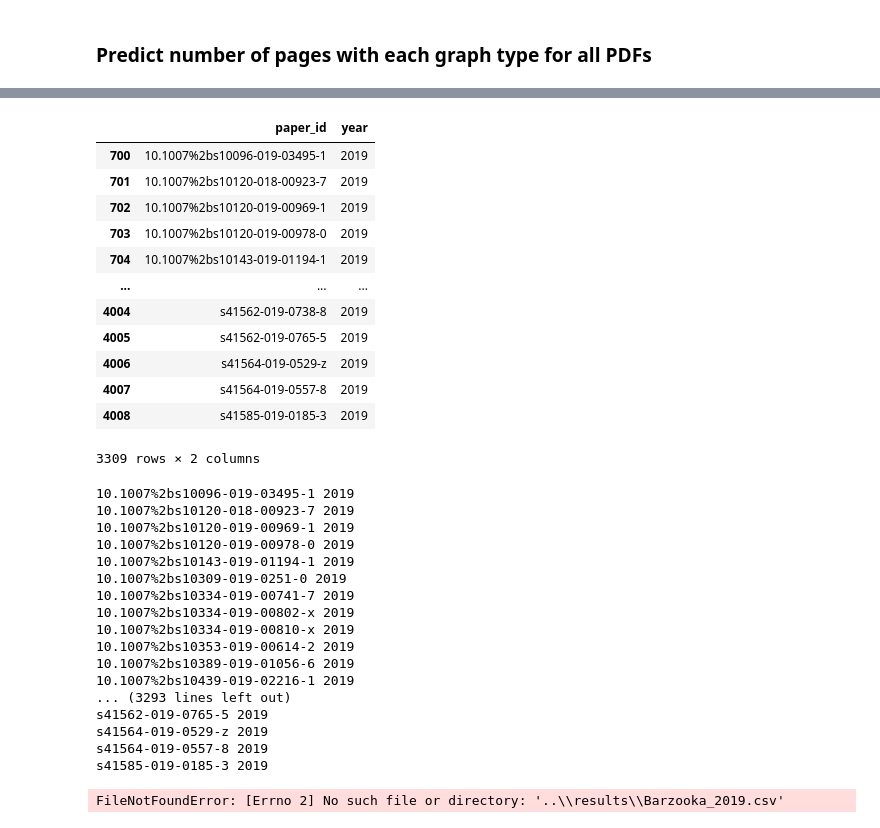
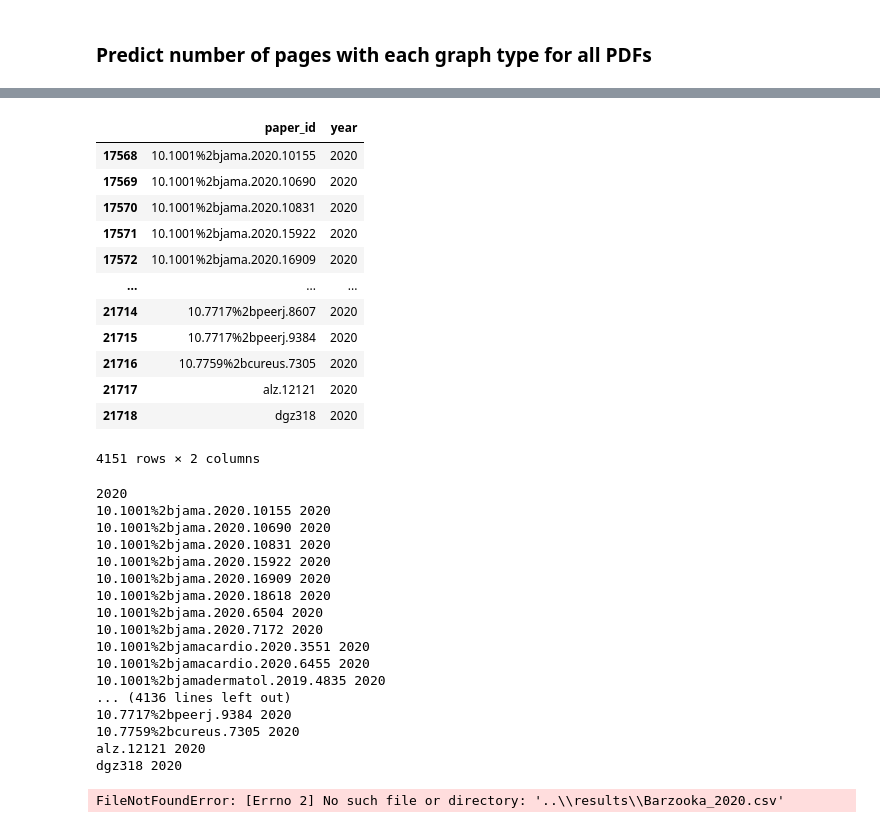
Before and after one commit to quest-bih/dashboard, a Jupyter notebook: metrics/Barzooka/graph_detection.ipynb, the cells around one changed output, grey strips where cells are left out. Cells and saved outputs as stored; diff of their text form; code cells hidden in the pictures.

```diff
--- a/metrics/Barzooka/graph_detection.ipynb
+++ b/metrics/Barzooka/graph_detection.ipynb
@@ -165,51 +185,52 @@ paper_table = pd.DataFrame(paper_list)
 # %%
 #as the processing takes very long, run one year at a time
-year = "2019"
+year = "2020"
 paper_table_filtered = paper_table[paper_table.year == year]
 # %%
-paper_table_filtered.iloc[700:]
+paper_table_filtered
 # %% [output]
 |  | paper_id | year |
-| 700 | 10.1007%2bs10096-019-03495-1 | 2019 |
-| 701 | 10.1007%2bs10120-018-00923-7 | 2019 |
-| 702 | 10.1007%2bs10120-019-00969-1 | 2019 |
-| 703 | 10.1007%2bs10120-019-00978-0 | 2019 |
-| 704 | 10.1007%2bs10143-019-01194-1 | 2019 |
+| 17568 | 10.1001%2bjama.2020.10155 | 2020 |
+| 17569 | 10.1001%2bjama.2020.10690 | 2020 |
+| 17570 | 10.1001%2bjama.2020.10831 | 2020 |
+| 17571 | 10.1001%2bjama.2020.15922 | 2020 |
+| 17572 | 10.1001%2bjama.2020.16909 | 2020 |
 | ... | ... | ... |
-| 4004 | s41562-019-0738-8 | 2019 |
-| 4005 | s41562-019-0765-5 | 2019 |
-| 4006 | s41564-019-0529-z | 2019 |
-| 4007 | s41564-019-0557-8 | 2019 |
-| 4008 | s41585-019-0185-3 | 2019 |
+| 21714 | 10.7717%2bpeerj.8607 | 2020 |
+| 21715 | 10.7717%2bpeerj.9384 | 2020 |
+| 21716 | 10.7759%2bcureus.7305 | 2020 |
+| 21717 | alz.12121 | 2020 |
+| 21718 | dgz318 | 2020 |
-3309 rows × 2 columns
+4151 rows × 2 columns
 # %%
+print(year)
 barzooka_results_list = []
-for index, row in paper_table_filtered.iloc[700:].iterrows():
+for index, row in paper_table_filtered.iterrows():
     print(row['paper_id'], row['year'])
     barzooka_result = detect_graph_types_from_iiif(row['paper_id'], row['year'], learn)
     barzooka_results_list.append(barzooka_result)
 
 barzooka_results = pd.DataFrame(barzooka_results_list)
-barzooka_results.to_csv("..\\results\\Barzooka_" + year + ".csv")
+barzooka_results.to_csv("..\\results\\Barzooka_2020.csv")
 # %% [output]
-10.1007%2bs10096-019-03495-1 2019
-10.1007%2bs10120-018-00923-7 2019
-10.1007%2bs10120-019-00969-1 2019
-10.1007%2bs10120-019-00978-0 2019
-10.1007%2bs10143-019-01194-1 2019
-10.1007%2bs10309-019-0251-0 2019
-10.1007%2bs10334-019-00741-7 2019
-10.1007%2bs10334-019-00802-x 2019
-10.1007%2bs10334-019-00810-x 2019
-10.1007%2bs10353-019-00614-2 2019
-10.1007%2bs10389-019-01056-6 2019
-10.1007%2bs10439-019-02216-1 2019
-... (3293 lines left out)
-s41562-019-0765-5 2019
-s41564-019-0529-z 2019
-s41564-019-0557-8 2019
-s41585-019-0185-3 2019
+2020
+10.1001%2bjama.2020.10155 2020
+10.1001%2bjama.2020.10690 2020
+10.1001%2bjama.2020.10831 2020
+10.1001%2bjama.2020.15922 2020
+10.1001%2bjama.2020.16909 2020
+10.1001%2bjama.2020.18618 2020
+10.1001%2bjama.2020.6504 2020
+10.1001%2bjama.2020.7172 2020
+10.1001%2bjamacardio.2020.3551 2020
+10.1001%2bjamacardio.2020.6455 2020
+10.1001%2bjamadermatol.2019.4835 2020
+... (4136 lines left out)
+10.7717%2bpeerj.9384 2020
+10.7759%2bcureus.7305 2020
+alz.12121 2020
+dgz318 2020
-FileNotFoundError: [Errno 2] No such file or directory: '..\\results\\Barzooka_2019.csv'
+FileNotFoundError: [Errno 2] No such file or directory: '..\\results\\Barzooka_2020.csv'
 # %%
 barzooka_results = pd.DataFrame(barzooka_results_list)
 barzooka_results
```
Also changed, not shown: parts of 8 cells of this notebook, 17 other files.
